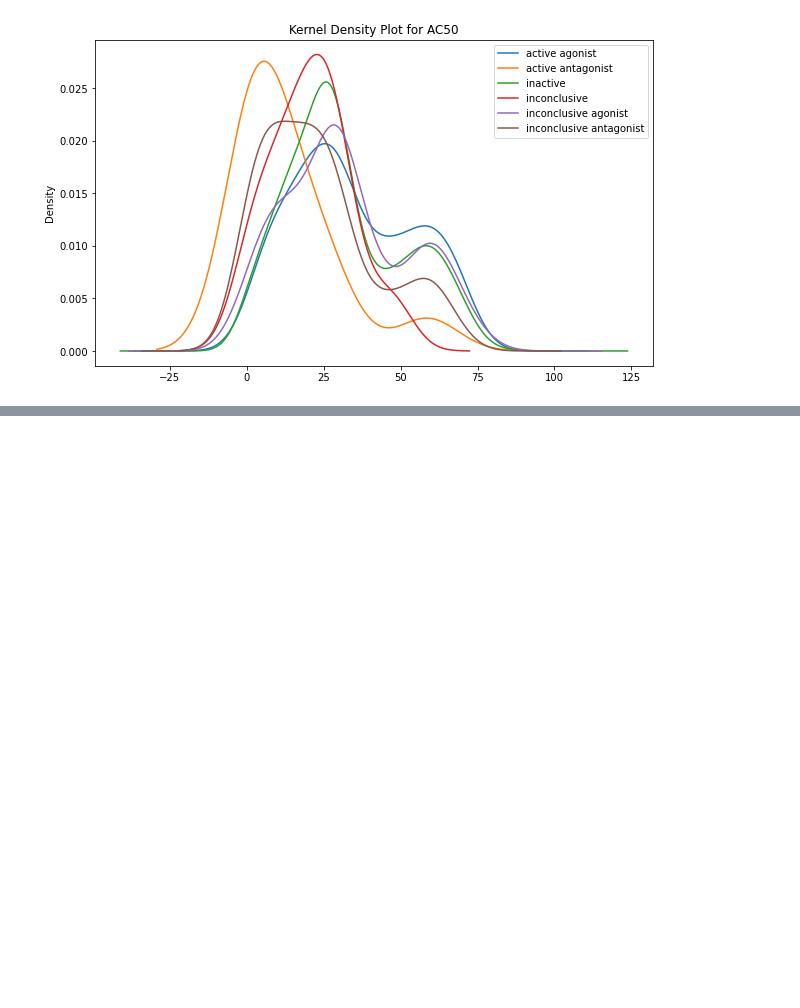
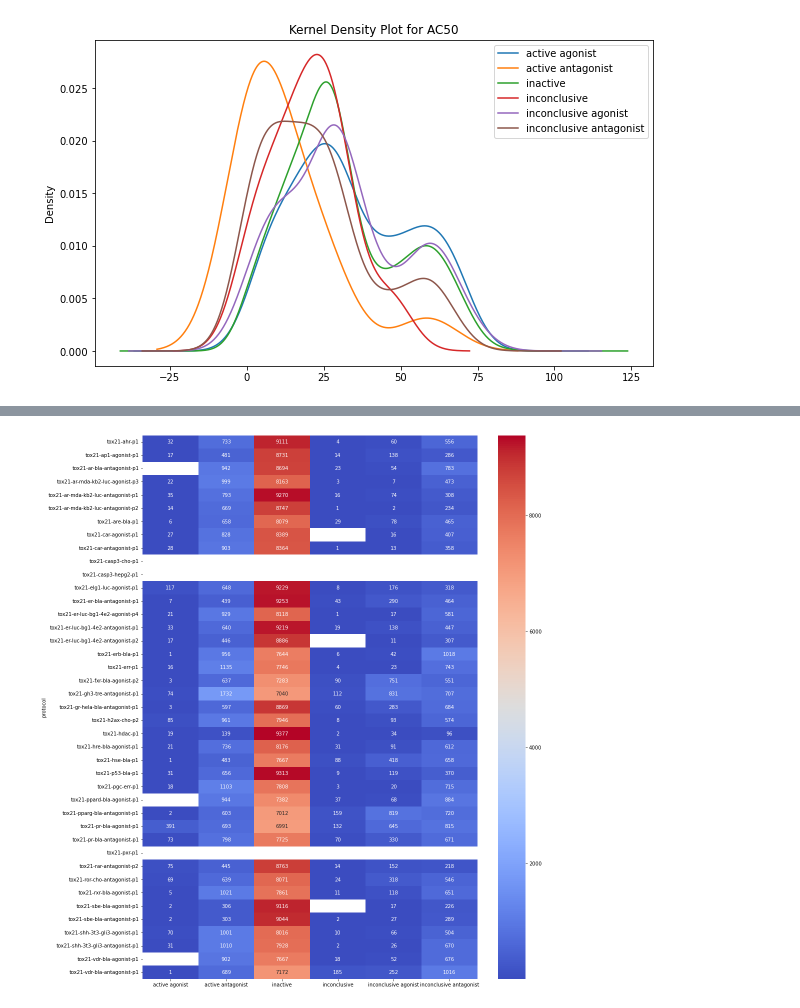
Before and after one commit to wzeng96/Tox21-EDA, a Jupyter notebook: aggregrate assay.ipynb, the cells around one changed output, grey strips where cells are left out. Drawn from its saved outputs; the diff is of its cells as text; code cells hidden in the pictures; blank space fills up the shorter version.

Commit message:
Add files via upload
channel outcome + heatmap

```diff
--- a/aggregrate assay.ipynb
+++ b/aggregrate assay.ipynb
@@ -222,0 +217,3 @@ tox21-ar-mda-kb2-luc-agonist-p3
+# %%
+prolist = [dfvia[i].PROTOCOL_NAME.iloc[0] for i in range (len(dfvia))]
+prolist
@@ -222,0 +238,3 @@ tox21-ar-mda-kb2-luc-agonist-p3
+# %%
+chanlist = [dfvia[i].CHANNEL_OUTCOME.value_counts() for i in range (len(dfvia))]
+chanlist
@@ -222,0 +269,14 @@ tox21-ar-mda-kb2-luc-agonist-p3
+# %%
+df = pd.DataFrame(chanlist)
+df = df.reset_index().rename(columns={"index": "protocol"})
+df.protocol = prolist
+df = df.set_index('protocol')
+# %%
+import seaborn as sns
+import matplotlib.pyplot as plt
+%matplotlib inline
+plt.figure(figsize = (15,20))
+sns.heatmap(df, cmap="coolwarm",annot = True,fmt='g')
+plt.savefig('heatmap.jpg')
+# %% [output]
+[figure, added]
```
Also changed, not shown: parts of 11 cells of this notebook.
